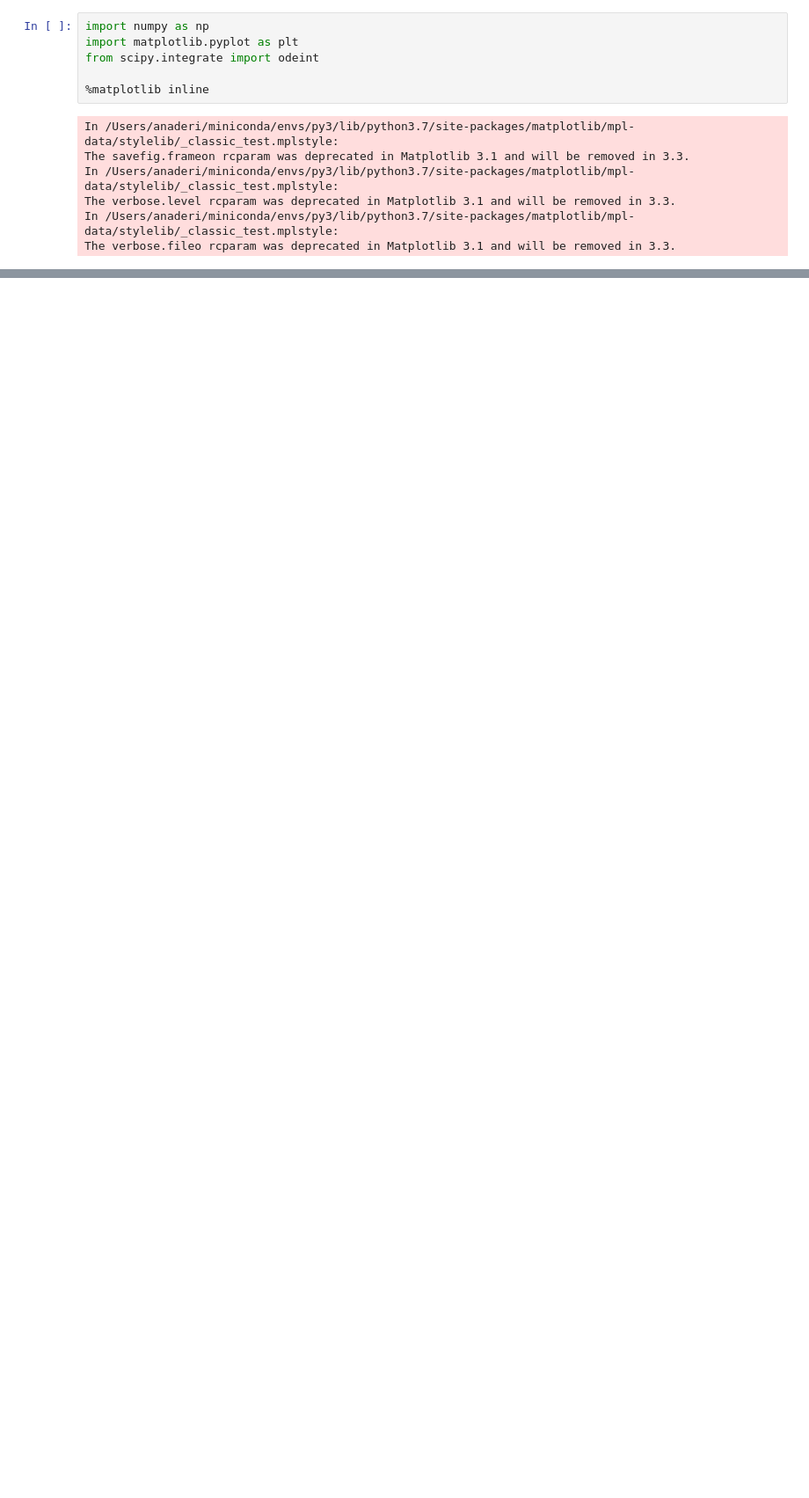
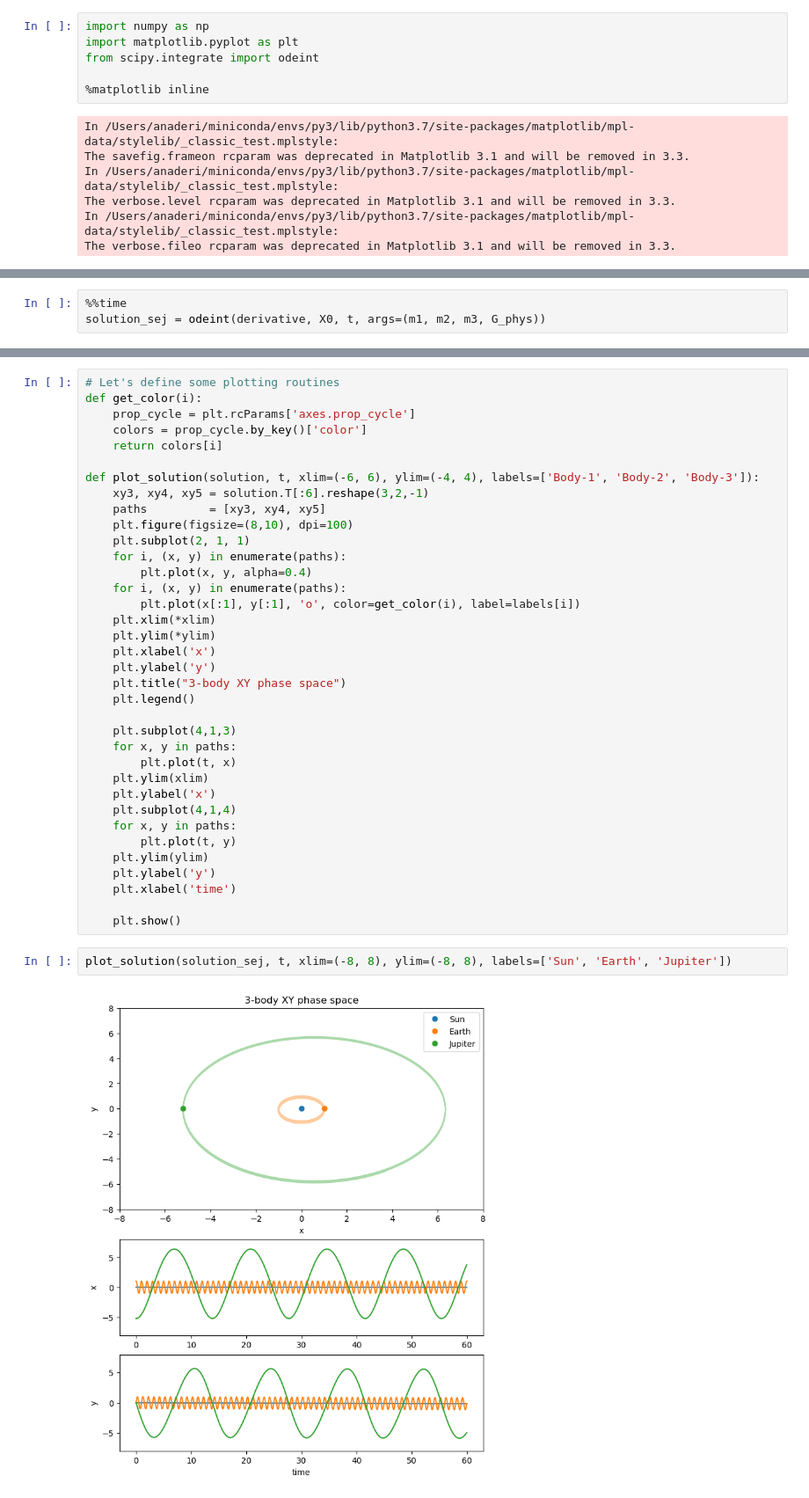
Before and after one commit to lutik-inc/notebooks, a Jupyter notebook: module_1/notebook_3.ipynb, the cells around one changed output, grey strips where cells are left out. Shown at 88% size. Drawn from its saved outputs; the diff is of its cells as text; blank space fills up the shorter version.

```diff
--- a/module_1/notebook_3.ipynb
+++ b/module_1/notebook_3.ipynb
@@ -30,0 +80,3 @@ def derivative(X, t):
+# %%
+%%time
+solution_sej = odeint(derivative, X0, t, args=(m1, m2, m3, G_phys))
@@ -30,0 +86,40 @@ def derivative(X, t):
+# %%
+# Let's define some plotting routines
+def get_color(i):
+    prop_cycle = plt.rcParams['axes.prop_cycle']
+    colors = prop_cycle.by_key()['color']
+    return colors[i]
+
+def plot_solution(solution, t, xlim=(-6, 6), ylim=(-4, 4), labels=['Body-1', 'Body-2', 'Body-3']):
+    xy3, xy4, xy5 = solution.T[:6].reshape(3,2,-1)
+    paths         = [xy3, xy4, xy5]
+    plt.figure(figsize=(8,10), dpi=100)
+    plt.subplot(2, 1, 1)
+    for i, (x, y) in enumerate(paths):
+        plt.plot(x, y, alpha=0.4)
+    for i, (x, y) in enumerate(paths):
+        plt.plot(x[:1], y[:1], 'o', color=get_color(i), label=labels[i])
+    plt.xlim(*xlim)
+    plt.ylim(*ylim)
+    plt.xlabel('x')
+    plt.ylabel('y')
+    plt.title("3-body XY phase space")
+    plt.legend()
+
+    plt.subplot(4,1,3)
+    for x, y in paths:
+        plt.plot(t, x)
+    plt.ylim(xlim)
+    plt.ylabel('x')
+    plt.subplot(4,1,4)
+    for x, y in paths:
+        plt.plot(t, y)
+    plt.ylim(ylim)
+    plt.ylabel('y')
+    plt.xlabel('time')
+
+    plt.show()
+# %%
+plot_solution(solution_sej, t, xlim=(-8, 8), ylim=(-8, 8), labels=['Sun', 'Earth', 'Jupiter'])
+# %% [output]
+[figure, added]
```
Also changed, not shown: parts of 36 cells of this notebook.
